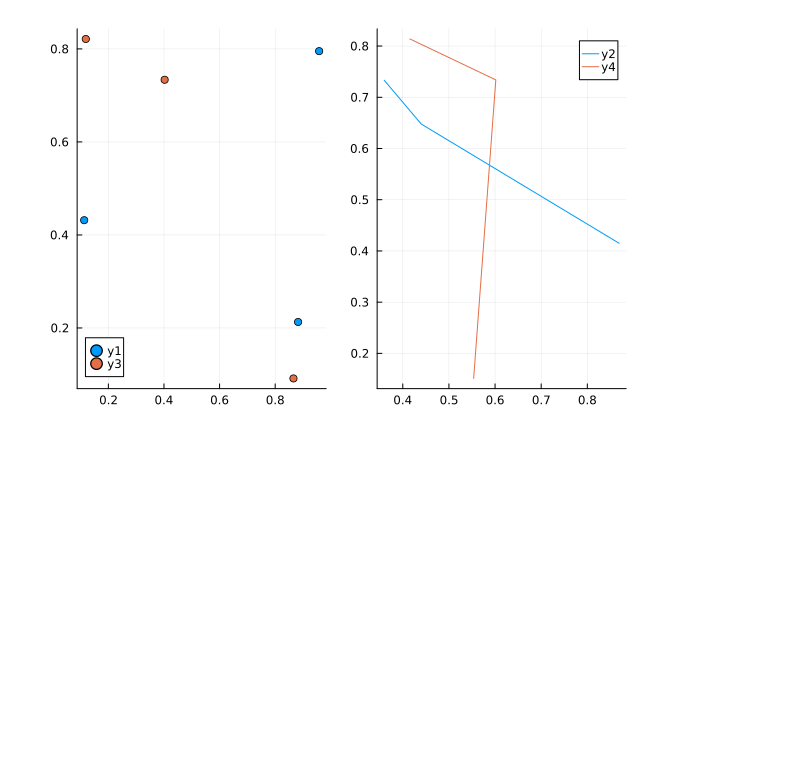
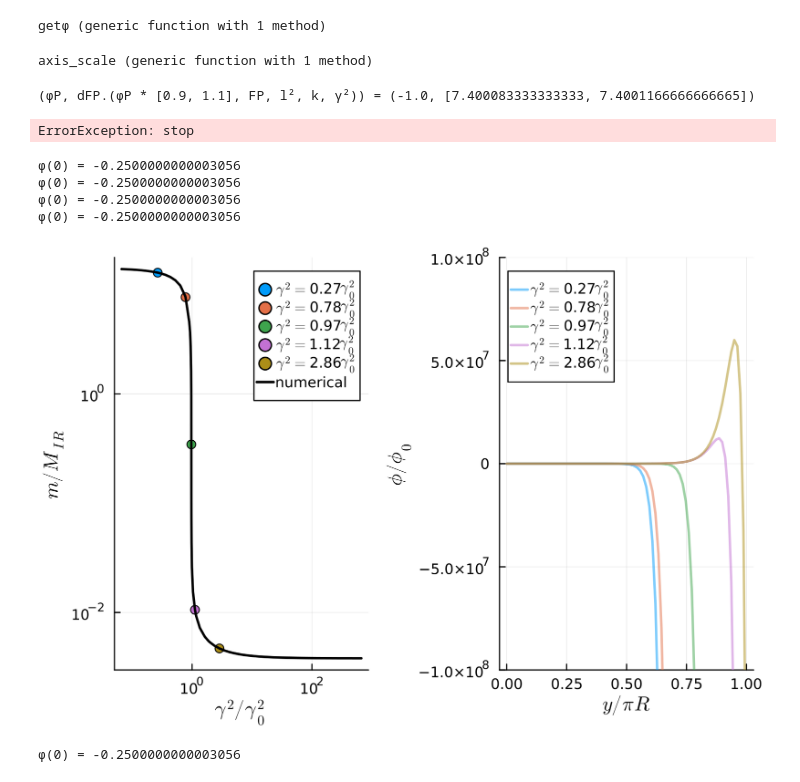
Before and after one commit to yardw/SpectraShooter.jl, a Jupyter notebook: deploy.v3.ipynb, the cells around one changed output. Cells and saved outputs as stored; diff of their text form; code cells hidden in the pictures; blank space fills up the shorter version.

```diff
--- a/deploy.v3.ipynb
+++ b/deploy.v3.ipynb
@@ -42,11 +54,49 @@ end
-# %%
-# f1 = plot()
-# f2 = plot()
-f = plot(layout=(1,2))
-scatter!(f[1],rand(3),rand(3))
-plot!(f[2],rand(3),rand(3))
-scatter!(f[1],rand(3),rand(3))
-plot!(f[2],rand(3),rand(3))
-display(f)
-# %% [output]
-[figure, removed]
+# %%
+function getφ(m, l2, g2; FP=1., φP=1.)
+    params = (m, l2, g2)
+    Fsol = eom.solveODE(FP, φP, params)
+    eom.getφ(Fsol, params)
+end
+# %% [output]
+getφ (generic function with 1 method)
+# %%
+function axis_scale(x)
+    if abs(x)<=1
+        return x
+    elseif x>1
+        return 1+log10(x)
+    elseif x<1
+        return -1-log10(-x)
+    end
+end
+# %% [output]
+axis_scale (generic function with 1 method)
+# %%
+g2_m = g2_m_numerical(1e-3, (0, 4), (-10, 1), eom.u, eom.k, -1e0, nSeeds=1)
+# %% [output]
+(φP, dFP.(φP * [0.9, 1.1], FP, l², k, γ²)) = (-1.0, [7.400083333333333, 7.4001166666666665])
+ErrorException: stop
+# %%
+f1 = scatter()
+f2 = plot(xlabel = L"y/\pi R", ylabel = L"\phi/\phi_0")
+for (g2s, ms) in g2_m
+    inds = findall(x-> 0.25eom.γ²₀ < x < 4eom.γ²₀, g2s)[1:7:end]
+
+    for i in inds
+        scatter!(f1, [g2s[i]/eom.γ²₀], [ms[i]/eom.M_IR], label = L"\gamma^2="*string(round(g2s[i]/eom.γ²₀, digits=2))*L"\gamma_0^2")
+        φ(x) = getφ(ms[i], 1e-3, g2s[i])(x)
+        @show φ(0)
+        plot!(f2, x-> (φ(π*x)+eom.ϕ0(π*x))/eom.ϕP, range(0,1,80), label = L"\gamma^2="*string(round(g2s[i]/eom.γ²₀, digits=2))*L"\gamma_0^2", lw=2, alpha=0.5, ylim=(-1e8,1e8))
+    end
+end
+plot!(f1, g2_m[1]./[eom.γ²₀, eom.M_IR]..., label = "numerical", xlabel = L"\gamma^2/\gamma^2_0", ylabel = L"m/M_{IR}", legend = :topright, xaxis=:log10, yaxis=:log10, lw=2, c=:black)
+# plot!(f1, g2_m_perturb(1e-3, (log10(eom.γ²₀)*(1+1e-3), 4))./[eom.γ²₀, eom.M_IR]..., label = "perturbative", lw=2, c=:black, ls=:dash)
+f = plot!(f1, f2, layout = (1,2), dpi=300)
+display(f)
+# %% [output]
+φ(0) = -0.2500000000003056
+φ(0) = -0.2500000000003056
+φ(0) = -0.2500000000003056
+φ(0) = -0.2500000000003056
+[figure, added]
+φ(0) = -0.2500000000003056
```
Also changed, not shown: parts of 5 cells of this notebook, 3 other files.
